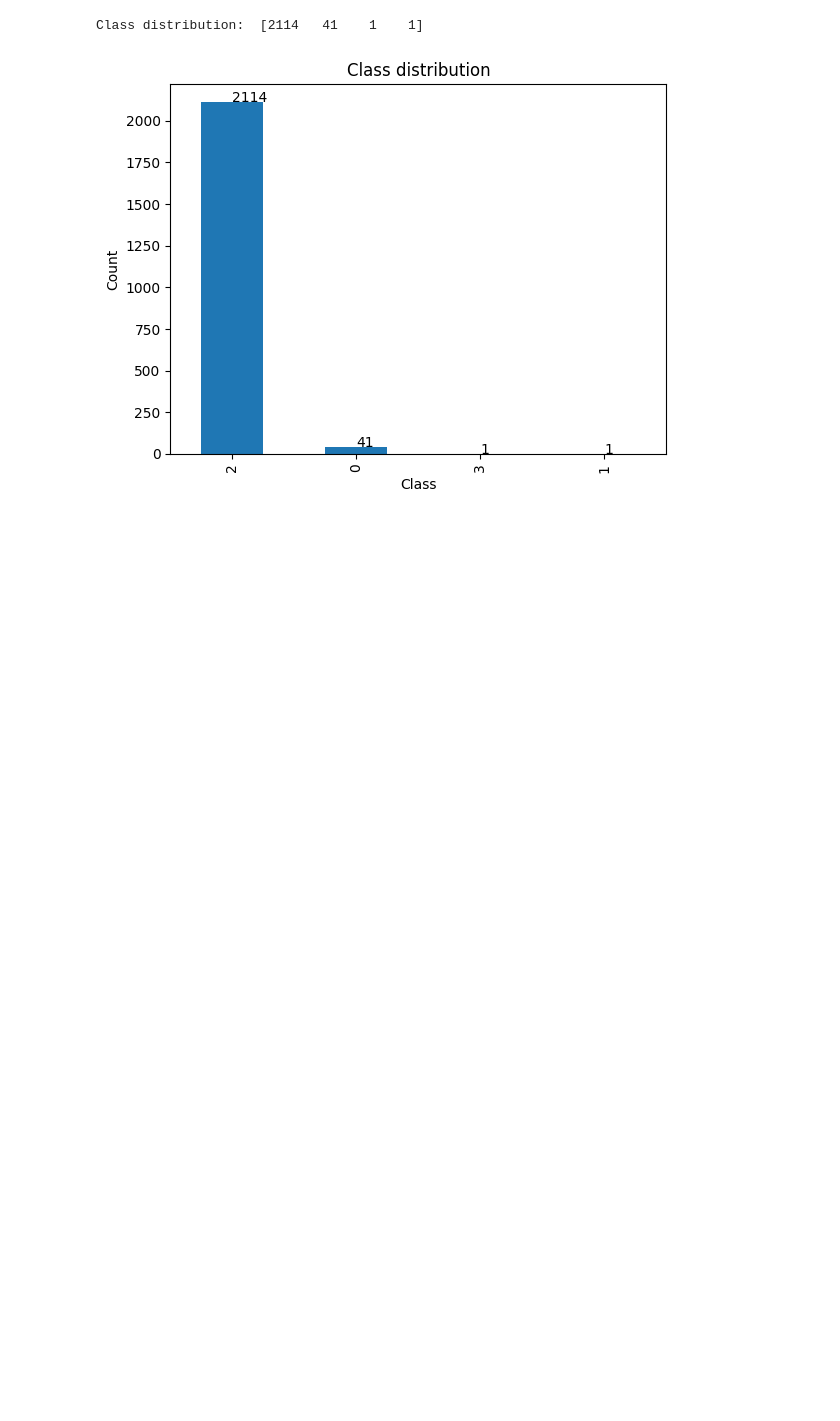
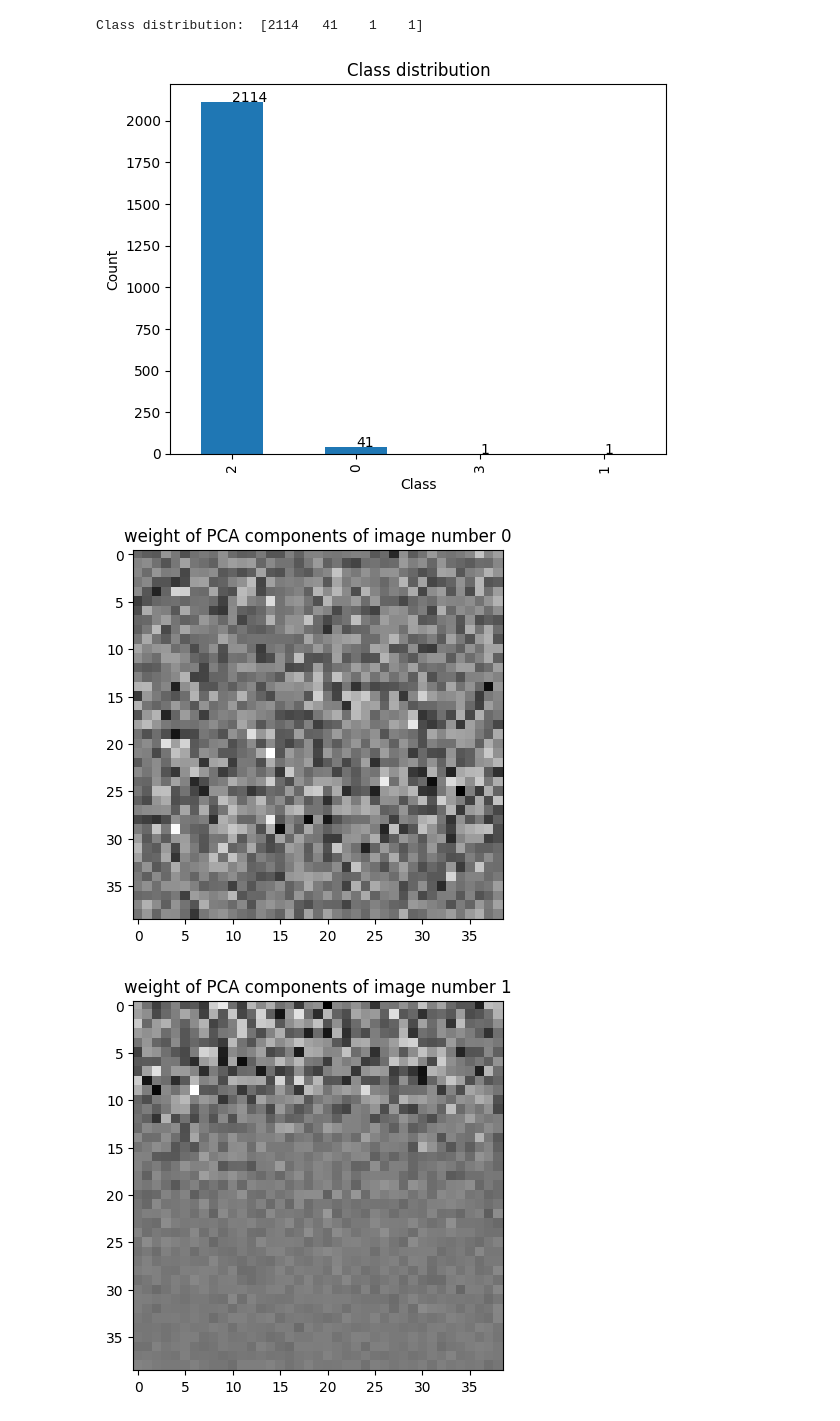
Before and after one commit to KlaraGtknst/topic-analysis-text-data, a Jupyter notebook: image_clustering.ipynb, the cells around one changed output. Saved outputs shown, nothing was run; the diff lists cells and outputs as text; code cells hidden in the pictures; blank space fills up the shorter version.

Commit message:
feat: visualization of factors (compressed by PCA)

```diff
--- a/image_clustering.ipynb
+++ b/image_clustering.ipynb
@@ -150,10 +150,14 @@ for i in range(len(pca_weights['cluster'].value_counts())):
 Class distribution:  [2114   41    1    1]
 [figure]
 # %%
-# TODO: visualize the compressed data as an image
-for img in pca_img[:2]:
-    print('Image shape: ', img.shape)
+# visualize the compressed data, i.e. the weights/ factors of PCA components, as an image
+for i in range(len(pca_img[:2])):
+    img = pca_img[i]
     dim = int(sqrt(len(img)))
-    print('Image dim: ', dim)
-    plt.imshow(np.reshape(img[:dim**2], dim, dim), cmap='gray')
+    quadratic_img = img[:dim**2].reshape(dim, dim)
+    plt.imshow(quadratic_img, cmap='gray')
+    plt.title('weight of PCA components of image number ' + str(i))
     plt.show()
+# %% [output]
+[figure, added]
+[figure, added]
```
Also changed, not shown: 1 other file.
